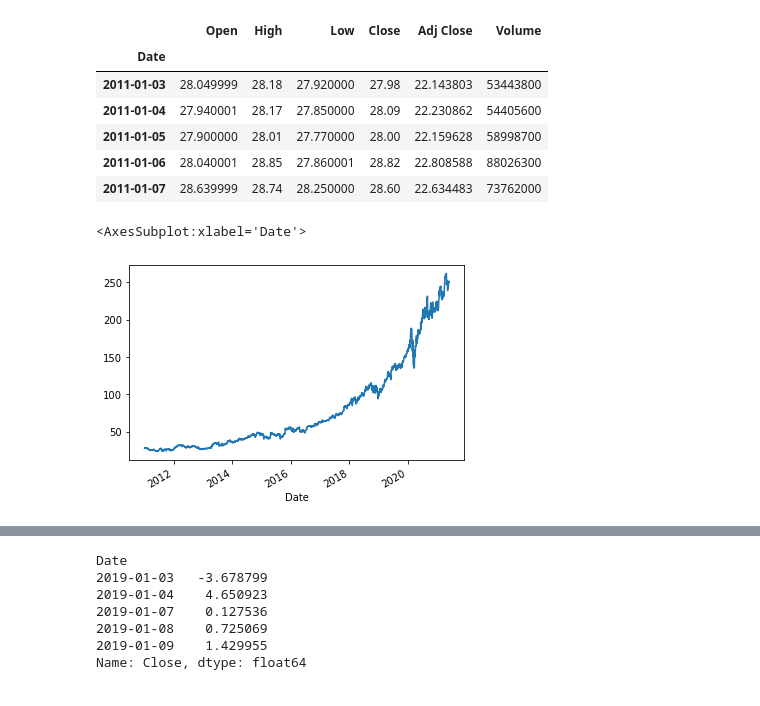
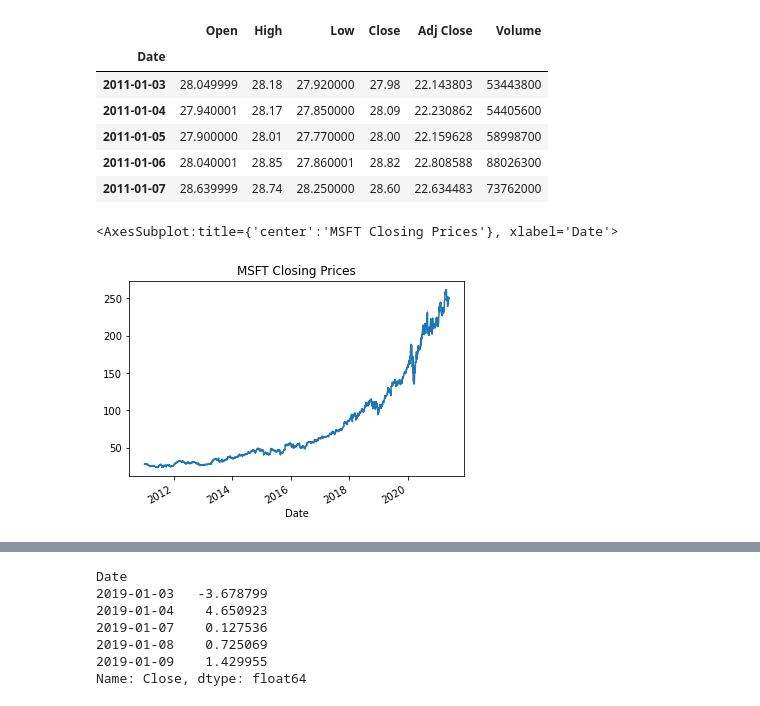
Before and after one commit to somyapanda/Project_2, a Jupyter notebook: Final_Project/stock_volatility.ipynb, the cells around one changed output, grey strips where cells are left out. Saved outputs shown, nothing was run; the diff lists cells and outputs as text; code cells hidden in the pictures.

```diff
--- a/Final_Project/stock_volatility.ipynb
+++ b/Final_Project/stock_volatility.ipynb
@@ -7,7 +14,7 @@ import arch as arch
 from pathlib import Path
 %matplotlib inline
 # %%
-csvpath = Path('Export Files/MSFT_data.csv')
+csvpath = Path('Export Files/msft_closing_price.csv')
 stock_df = pd.read_csv(csvpath, parse_dates=True, index_col='Date')
 stock_df.head()
 # %% [output]
@@ -19,8 +26,8 @@ stock_df.head()
 | 2011-01-06 | 28.040001 | 28.85 | 27.860001 | 28.82 | 22.808588 | 88026300 |
 | 2011-01-07 | 28.639999 | 28.74 | 28.250000 | 28.60 | 22.634483 | 73762000 |
 # %%
-stock_df.Close.plot()
+stock_df.Close.plot(title='MSFT Closing Prices')
 # %% [output]
-<AxesSubplot:xlabel='Date'>
+<AxesSubplot:title={'center':'MSFT Closing Prices'}, xlabel='Date'>
-[figure, old version]
+[figure, new version]
 # %%
```
Also changed, not shown: parts of 22 cells of this notebook, 4 other files.
